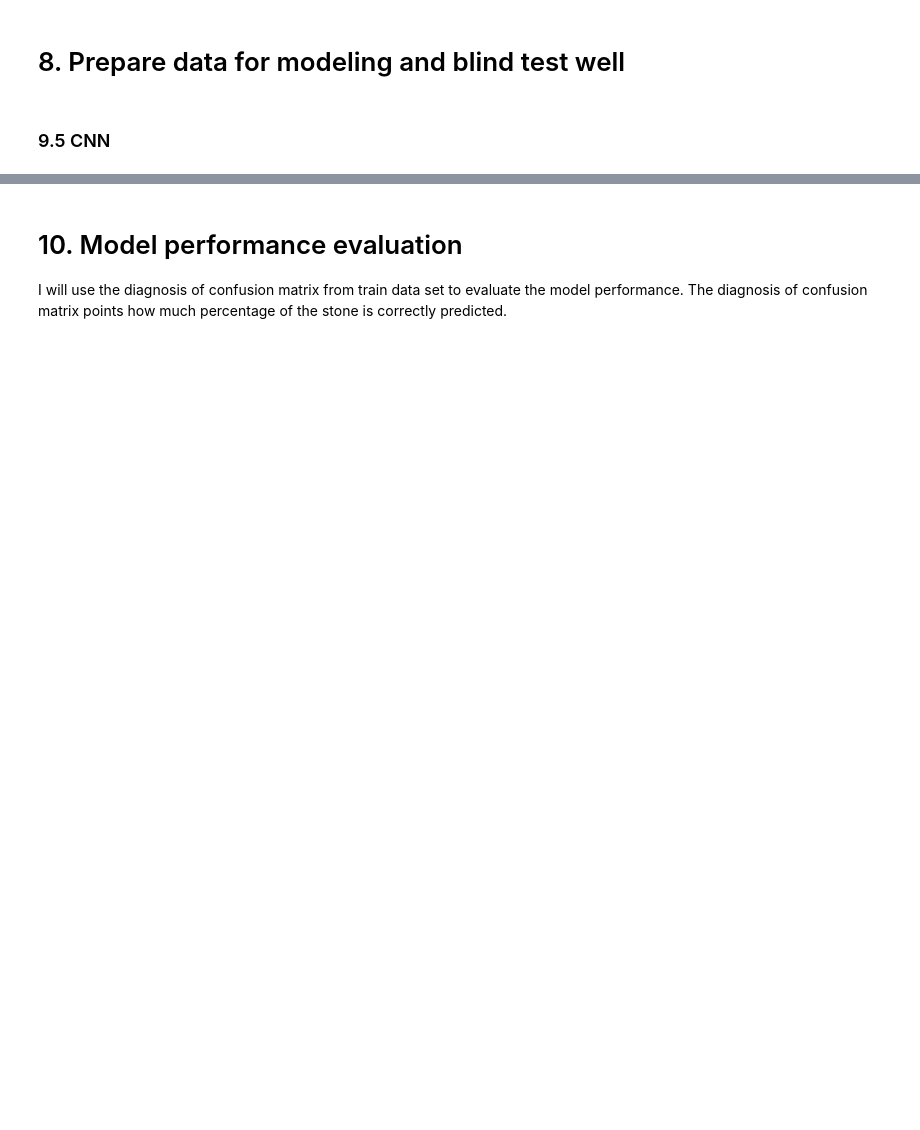
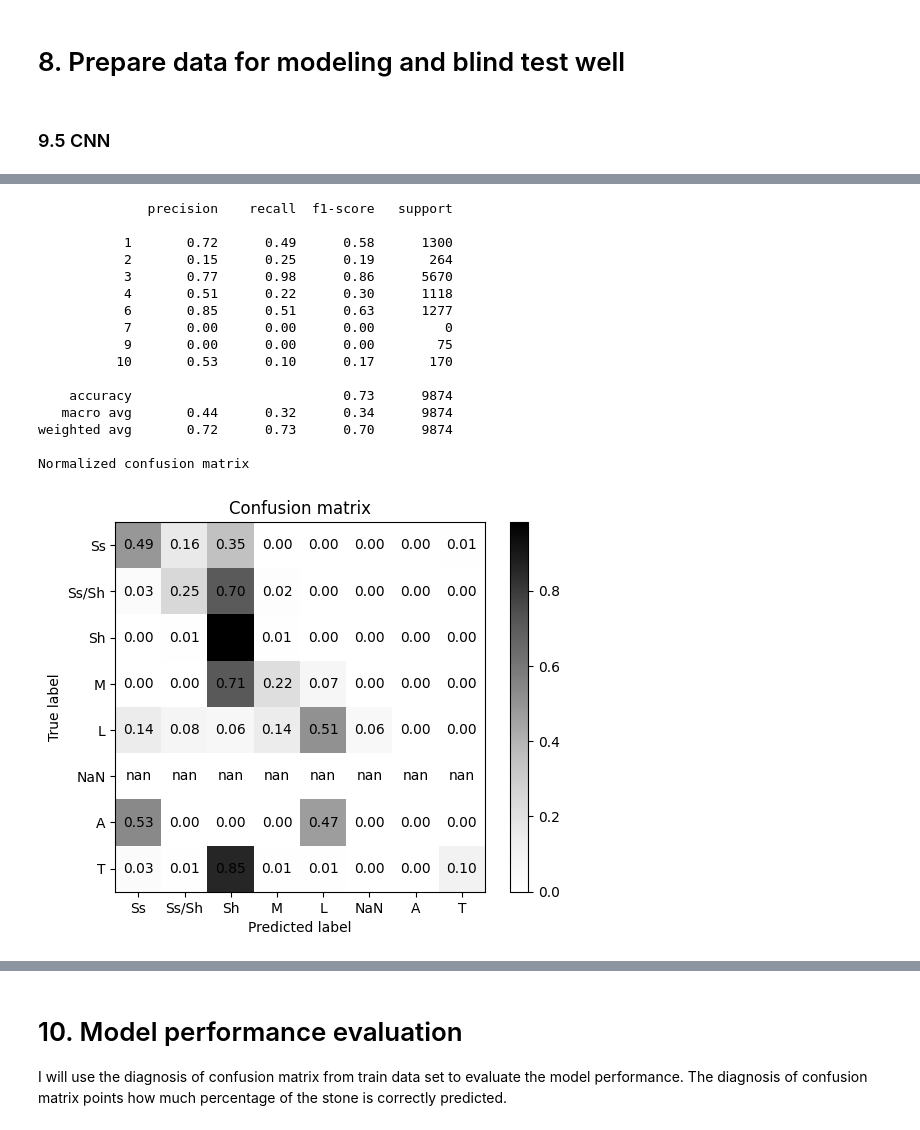
Before and after one commit to igorjssouza/Facies-Classification-in-Well-Log, a Jupyter notebook: NorthSeaLongWell.ipynb, the cells around one changed output, grey strips where cells are left out. Drawn from its saved outputs; the diff is of its cells as text; code cells hidden in the pictures; blank space fills up the shorter version.

```diff
--- a/NorthSeaLongWell.ipynb
+++ b/NorthSeaLongWell.ipynb
@@ -519,7 +790,26 @@ pred_blind_rbf = tf.argmax(pred_blind_rbf, axis=1)
 # %%
 print(classification_report(y_blind, pred_blind_rbf))
 cm_rbf = confusion_matrix(y_blind, pred_blind_rbf)
-plot_confusion_matrix(cm_rbf, training_features, normalize=True)
+list_blind_full =   ['Ss','Ss/Sh','Sh','M','L','NaN','A','T']
+plot_confusion_matrix(cm_rbf, list_blind_full, normalize=True)
+# %% [output]
+              precision    recall  f1-score   support
+
+           1       0.72      0.49      0.58      1300
+           2       0.15      0.25      0.19       264
+           3       0.77      0.98      0.86      5670
+           4       0.51      0.22      0.30      1118
+           6       0.85      0.51      0.63      1277
+           7       0.00      0.00      0.00         0
+           9       0.00      0.00      0.00        75
+          10       0.53      0.10      0.17       170
+
+    accuracy                           0.73      9874
+   macro avg       0.44      0.32      0.34      9874
+weighted avg       0.72      0.73      0.70      9874
+
+Normalized confusion matrix
+[figure, added]
 # %%
 from tensorflow.keras.layers import LSTM
 #
```
Also changed, not shown: parts of 51 cells of this notebook.
